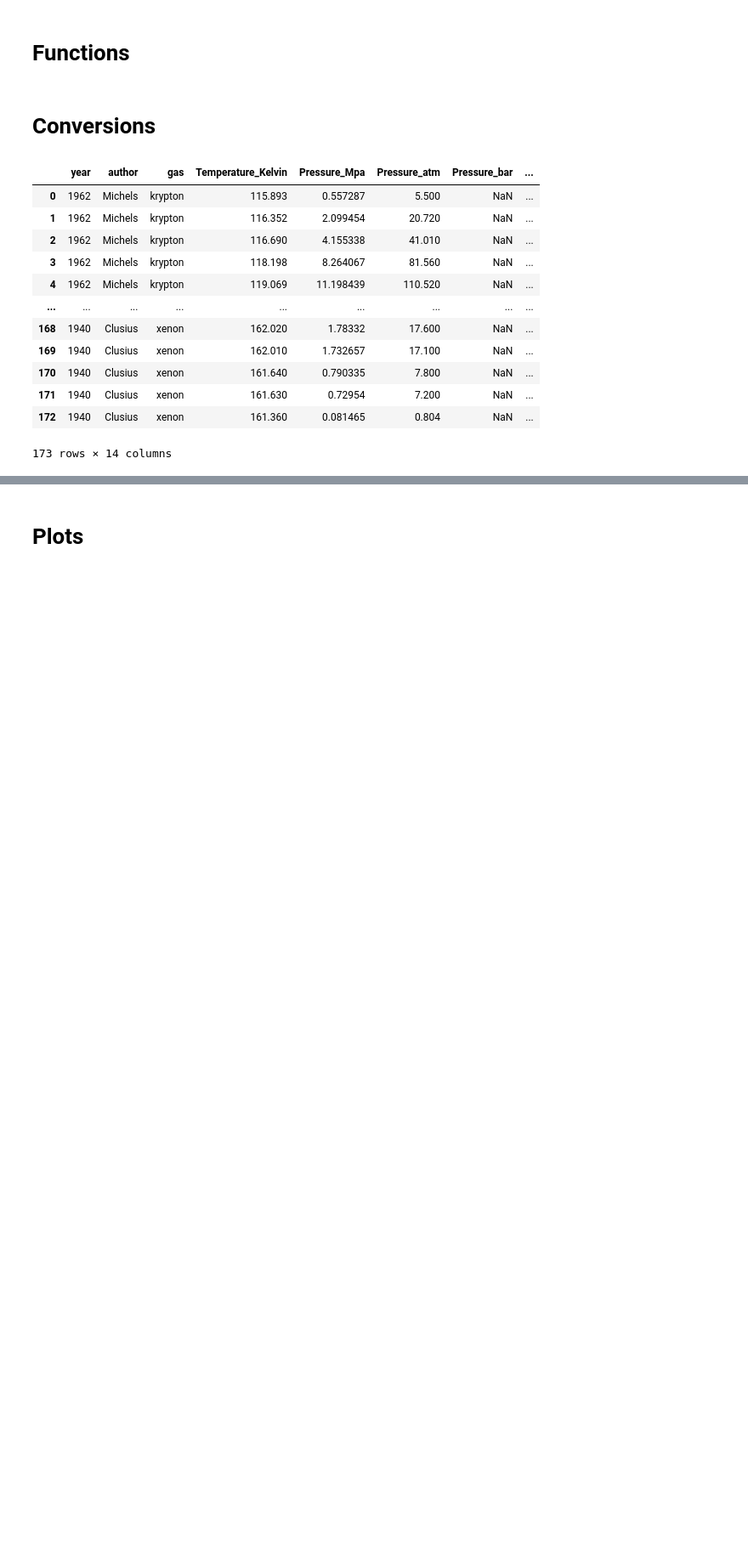
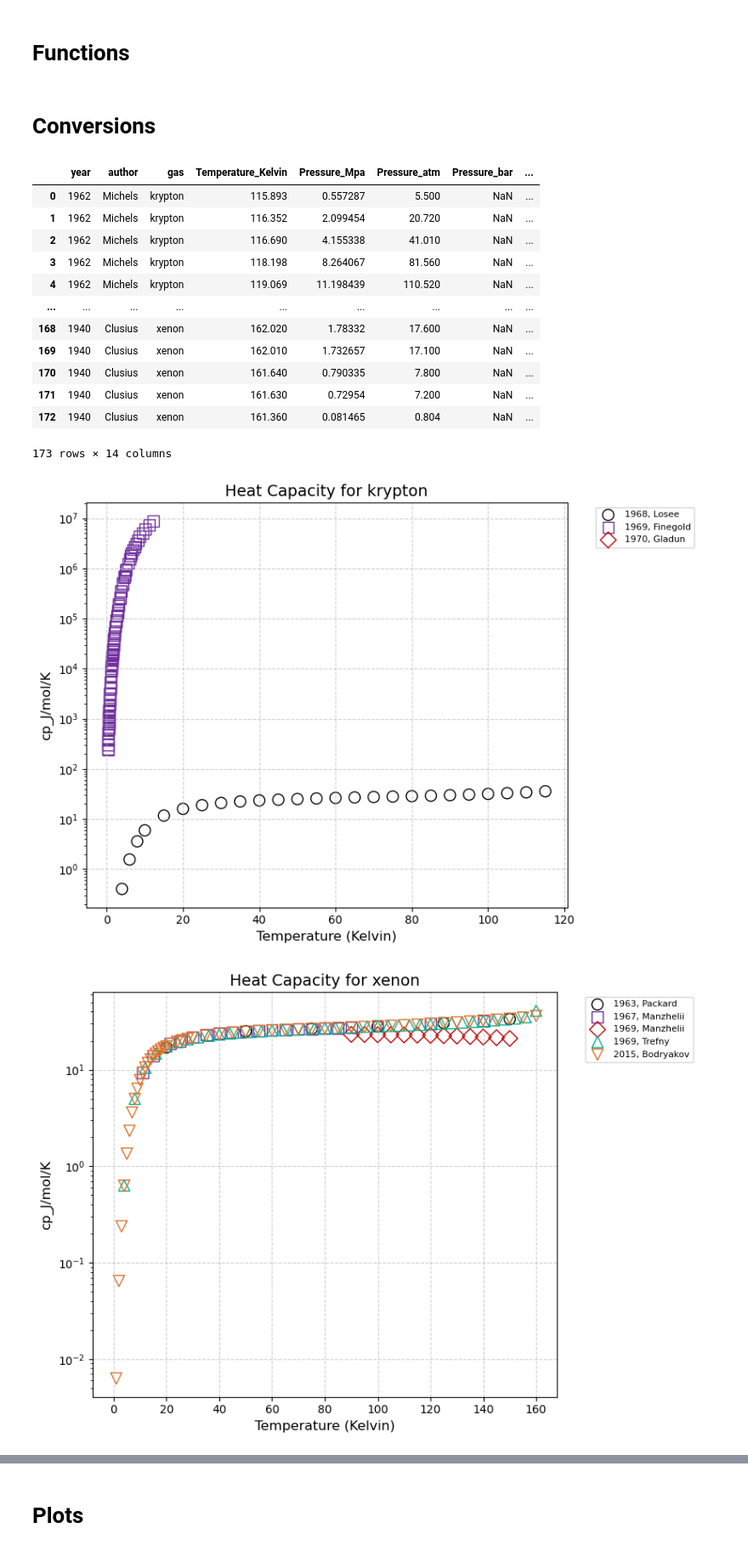
Before and after one commit to Iash5225/GENG5511_Thesis, a Jupyter notebook: src/visualise.ipynb, the cells around one changed output, grey strips where cells are left out. Shown at 85% size. Cells and saved outputs as stored; diff of their text form; code cells hidden in the pictures; blank space fills up the shorter version.

Commit message:
added heat capacity code for plots

```diff
--- a/src/visualise.ipynb
+++ b/src/visualise.ipynb
@@ -18,6 +18,7 @@ OUTPUT_FILEPATH = r"../img/output/"
 MELTING_SHEETNAME = "melting"
 # Replace with the actual sheet name
 THERMAL_COEFFICIENT_SHEETNAME = "thermal expansion coefficient"
+HEAT_CAPACITY_SHEETNAME = "heat capacity"
 # %%
 # Define only filled markers
 mymarker = ['o', 's', 'D', '^', 'v', '>', '<', 'p', 'h', '*']
@@ -41,6 +42,8 @@ CUSTOMCOLORS = np.array([
     [155, 100, 8], [84, 184, 93], [193, 233, 41], [250, 199, 64], [200, 175, 41],
     [127, 217, 16]
 ]) / 256  # Normalize to range [0,1]
+
+CUSTOMMARKERS = ['o', 's', 'D', '^', 'v', '>', '<', 'p', 'h', '*']
 # %% [markdown]
 # Reading
 # %%
@@ -48,6 +51,8 @@ CUSTOMCOLORS = np.array([
 melting_data = pd.read_excel(FILEPATH, sheet_name=MELTING_SHEETNAME, header=1)
 thermalcoefficient_data = pd.read_excel(
     FILEPATH, sheet_name=THERMAL_COEFFICIENT_SHEETNAME, header=1)
+heat_capacity_data = pd.read_excel(
+    FILEPATH, sheet_name=HEAT_CAPACITY_SHEETNAME, header=1)
 # %%
 # Display the first few rows to understand the melting_data
 # Data cleaning and preparation
@@ -93,0 +113,4 @@ display(thermalcoefficient_data)
+# %%
+heat_capacity_data = heat_capacity_data.drop(
+    heat_capacity_data.columns[0], axis=1)
+display(heat_capacity_data)
@@ -278,3 +376,10 @@ krypton_data_thermal_coefficient = thermalcoefficient_data[
     thermalcoefficient_data['gas'] == 'krypton']
 xenon_data_thermal_coefficient = thermalcoefficient_data[thermalcoefficient_data['gas'] == 'xenon']
 neon_data_thermal_coefficient = thermalcoefficient_data[thermalcoefficient_data['gas'] == 'neon']
+# %%
+plot_heat_capacity_gas_data(heat_capacity_data, 'krypton')
+plot_heat_capacity_gas_data(heat_capacity_data, 'xenon')
+plot_heat_capacity_gas_data(heat_capacity_data, 'neon')
+# %% [output]
+[figure, added]
+[figure, added]
```
Also changed, not shown: parts of 5 cells of this notebook, 2 other files.
